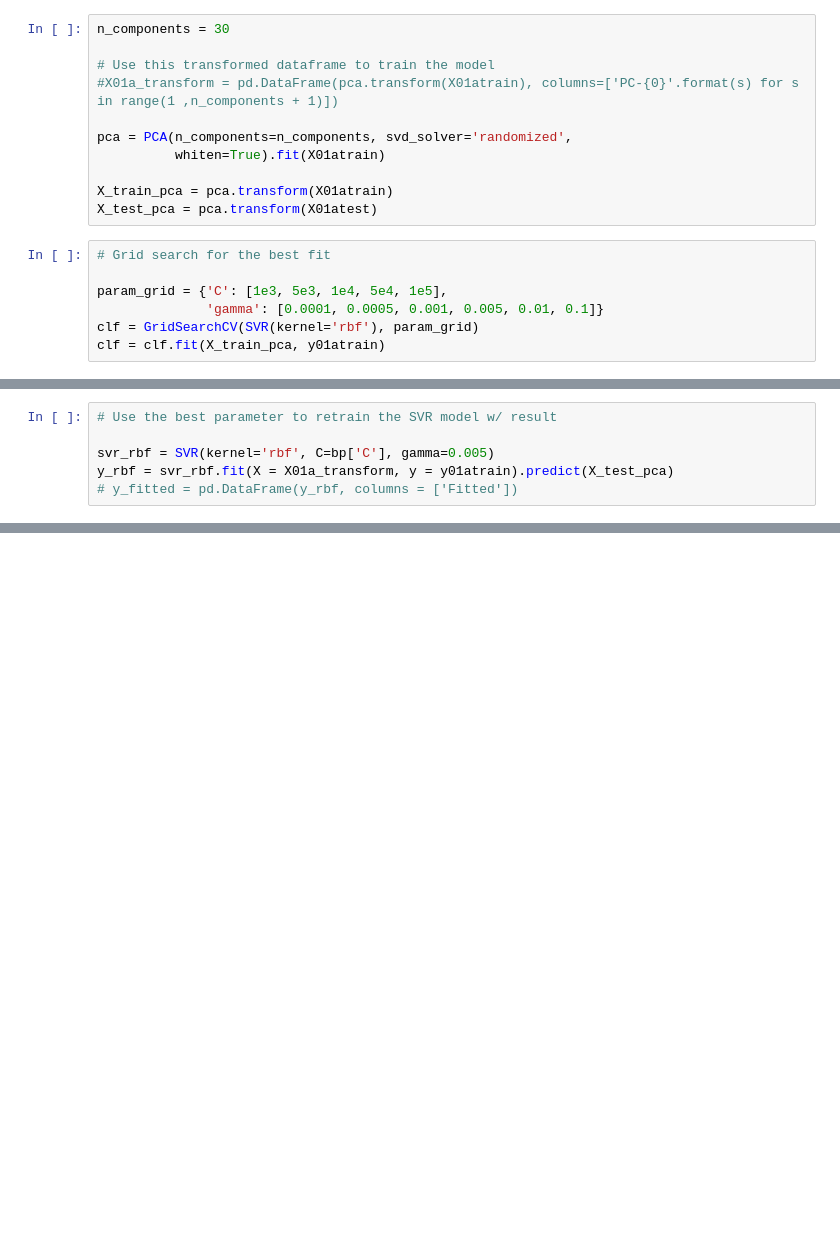
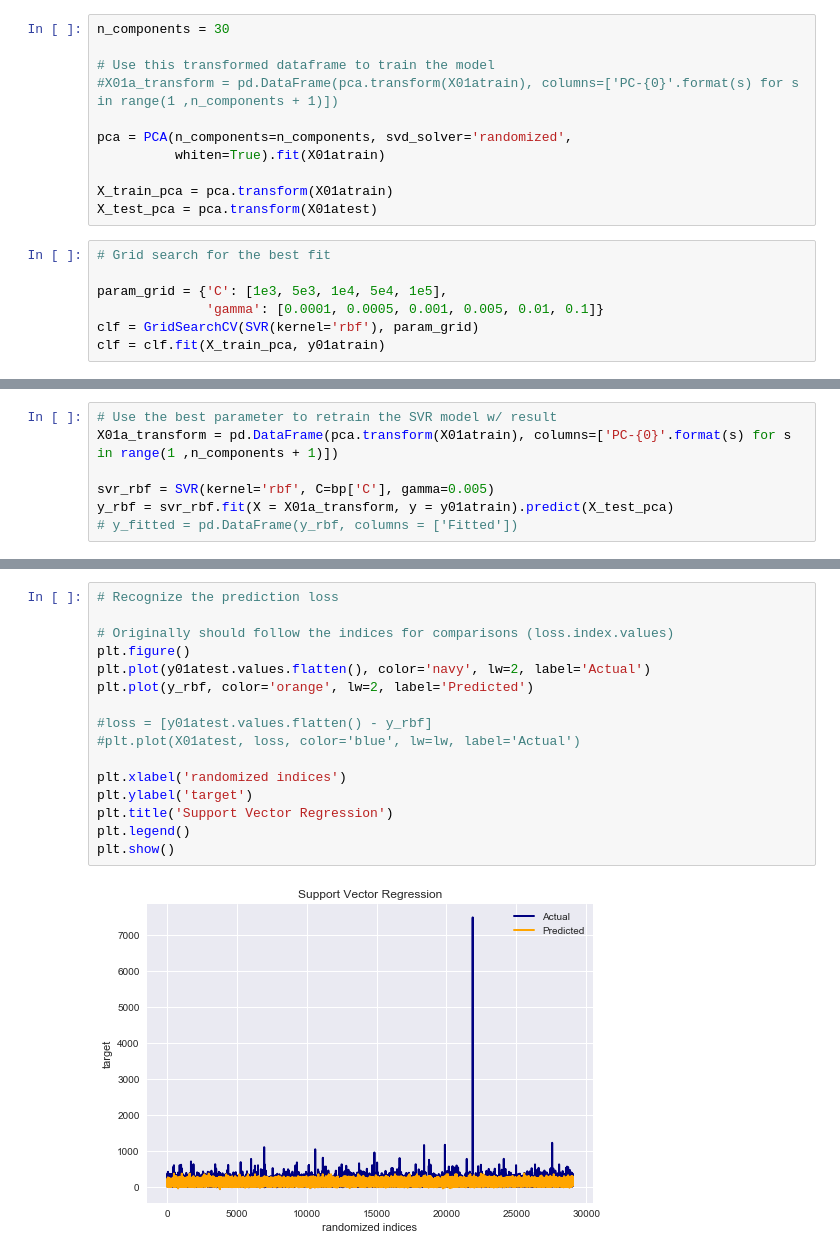
Before and after one commit to thomasmktong/li-fung-data-viz, a Jupyter notebook: model/Eat_Play_Work.ipynb, the cells around one changed output, grey strips where cells are left out. Saved outputs shown, nothing was run; the diff lists cells and outputs as text; blank space fills up the shorter version.

Commit message:
Add a bit on data visualization

```diff
--- a/model/Eat_Play_Work.ipynb
+++ b/model/Eat_Play_Work.ipynb
@@ -175,5 +170,6 @@ bp, bs = clf.best_params_,clf.best_score_
 # %%
 # Use the best parameter to retrain the SVR model w/ result
+X01a_transform = pd.DataFrame(pca.transform(X01atrain), columns=['PC-{0}'.format(s) for s in range(1 ,n_components + 1)])
 
 svr_rbf = SVR(kernel='rbf', C=bp['C'], gamma=0.005)
 y_rbf = svr_rbf.fit(X = X01a_transform, y = y01atrain).predict(X_test_pca)
@@ -186,0 +184,18 @@ np.sum(loss)
+# %%
+# Recognize the prediction loss
+
+# Originally should follow the indices for comparisons (loss.index.values)
+plt.figure()
+plt.plot(y01atest.values.flatten(), color='navy', lw=2, label='Actual')
+plt.plot(y_rbf, color='orange', lw=2, label='Predicted')
+
+#loss = [y01atest.values.flatten() - y_rbf]
+#plt.plot(X01atest, loss, color='blue', lw=lw, label='Actual')
+
+plt.xlabel('randomized indices')
+plt.ylabel('target')
+plt.title('Support Vector Regression')
+plt.legend()
+plt.show()
+# %% [output]
+[figure, added]
```
Also changed, not shown: parts of 7 cells of this notebook.
